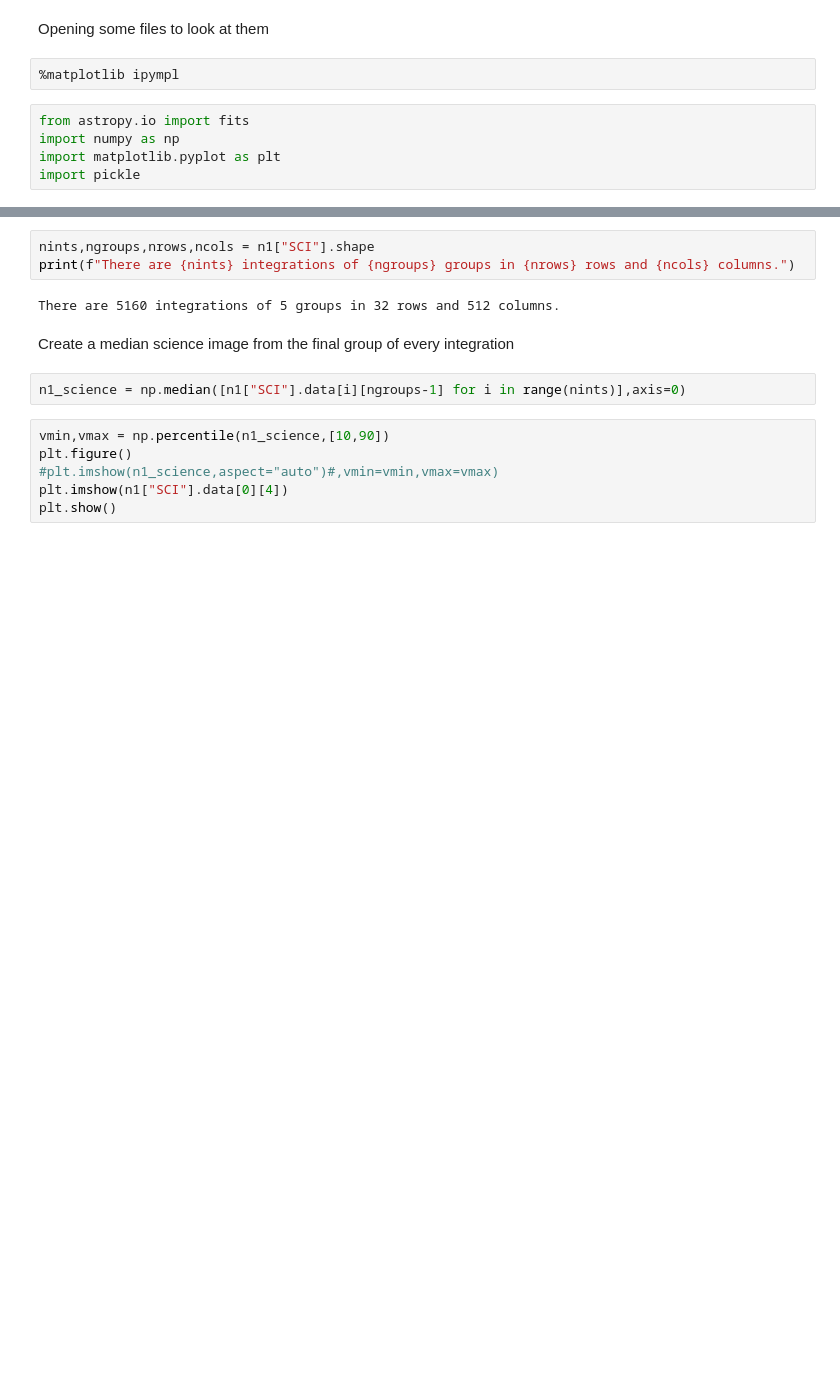
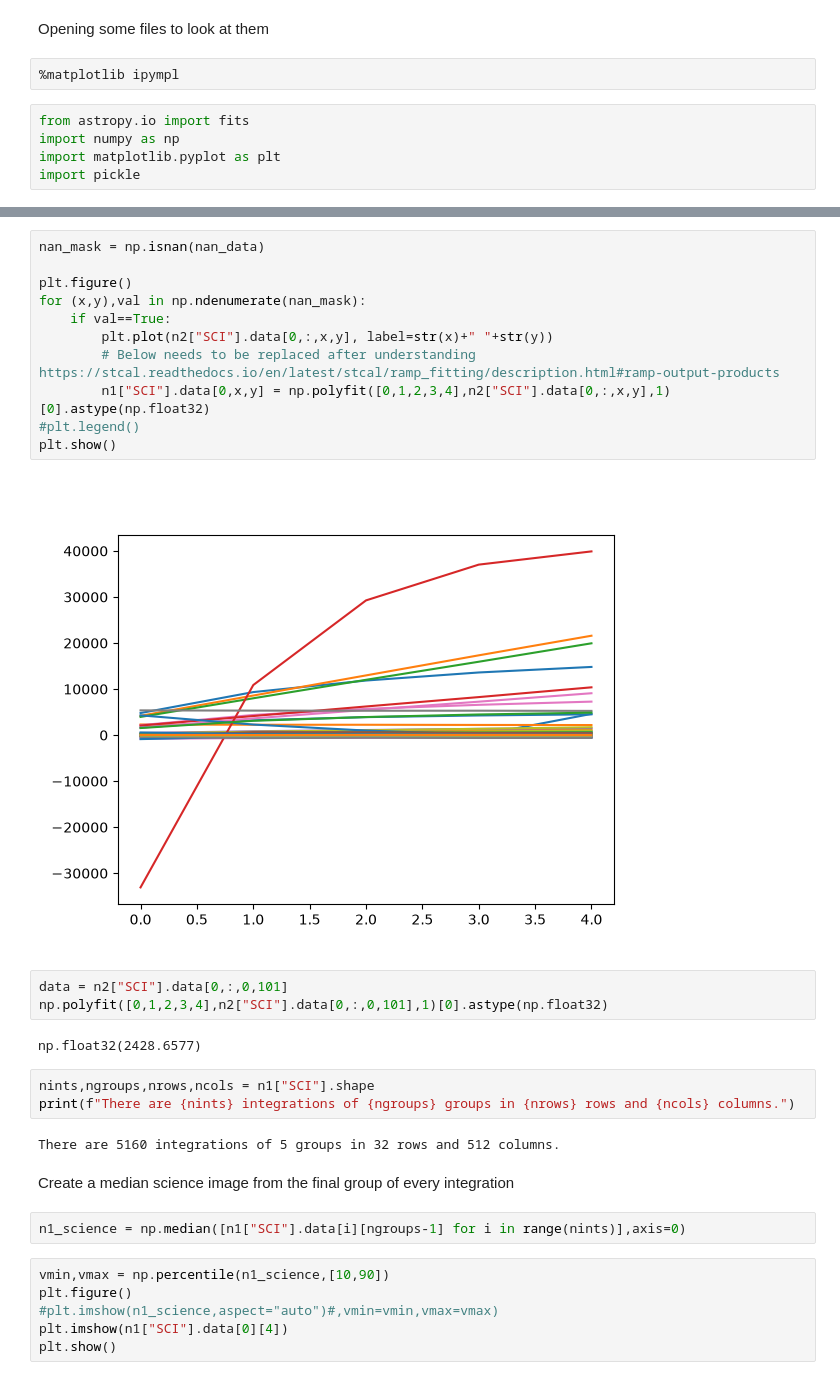
Before and after one commit to J-Ulik/Tiberius, a Jupyter notebook: src/reduction_utils/JWST_utils/reduction_notebooks/0_quick_look_data.ipynb, the cells around one changed output, grey strips where cells are left out. Saved outputs shown, nothing was run; the diff lists cells and outputs as text; blank space fills up the shorter version.

```diff
--- a/src/reduction_utils/JWST_utils/reduction_notebooks/0_quick_look_data.ipynb
+++ b/src/reduction_utils/JWST_utils/reduction_notebooks/0_quick_look_data.ipynb
@@ -23,3 +41,21 @@ No.    Name      Ver    Type      Cards   Dimensions   Format
+# %%
+nan_mask = np.isnan(nan_data)
+
+plt.figure()
+for (x,y),val in np.ndenumerate(nan_mask):
+    if val==True:
+        plt.plot(n2["SCI"].data[0,:,x,y], label=str(x)+" "+str(y))
+        # Below needs to be replaced after understanding https://stcal.readthedocs.io/en/latest/stcal/ramp_fitting/description.html#ramp-output-products
+        n1["SCI"].data[0,x,y] = np.polyfit([0,1,2,3,4],n2["SCI"].data[0,:,x,y],1)[0].astype(np.float32)
+#plt.legend()
+plt.show()
+# %% [output]
+[figure, added]
+# %%
+data = n2["SCI"].data[0,:,0,101]
+np.polyfit([0,1,2,3,4],n2["SCI"].data[0,:,0,101],1)[0].astype(np.float32)
+# %% [output]
+np.float32(2428.6577)
 # %%
 nints,ngroups,nrows,ncols = n1["SCI"].shape
 print(f"There are {nints} integrations of {ngroups} groups in {nrows} rows and {ncols} columns.")
```
Also changed, not shown: parts of 3 cells of this notebook, 4 other files.
